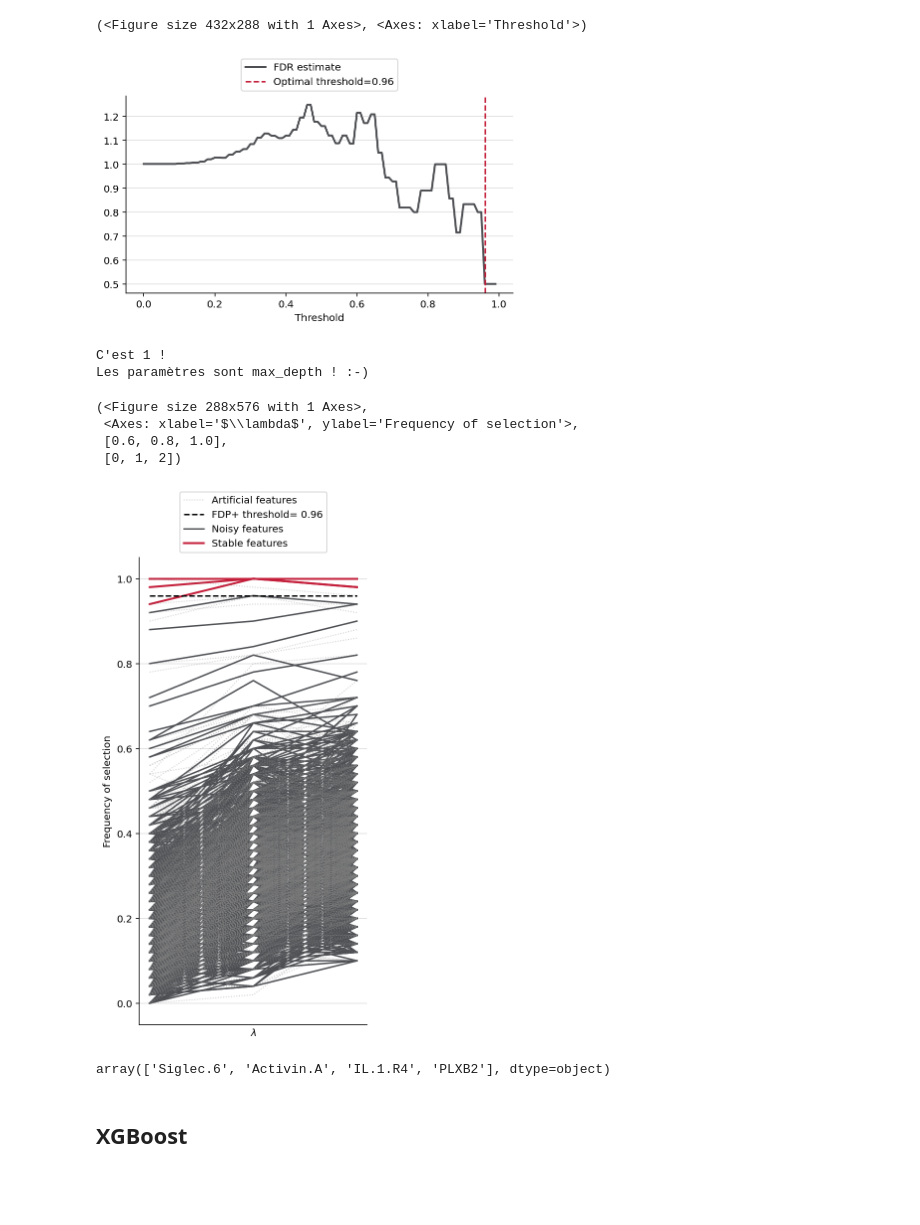
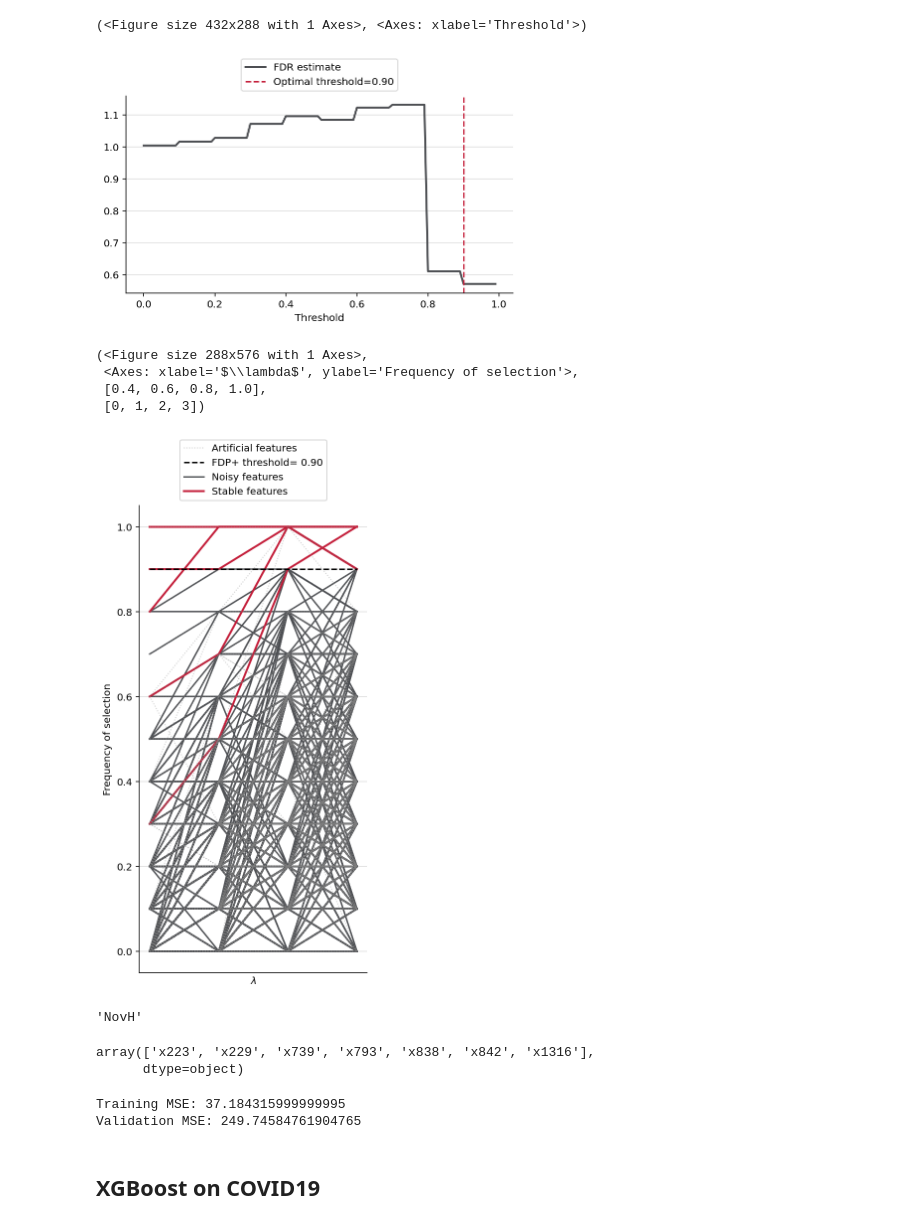
Before and after one commit to gregbellan/Stabl, a Jupyter notebook: Forests.ipynb, the cells around one changed output. Cells and saved outputs as stored; diff of their text form; code cells hidden in the pictures; blank space fills up the shorter version.

Commit message:
Pipeline for training/testing a RF on the ool dataset and a XGB on the cov dataset

```diff
--- a/Forests.ipynb
+++ b/Forests.ipynb
@@ -32,4 +34,9 @@ alogit_lasso = ALogitLasso(penalty="l1", max_iter=int(1e6), solver="liblinear",
 
 en = ElasticNet(max_iter=int(1e6), random_state=random_state)
 logit_en = LogisticRegression(penalty="elasticnet", max_iter=int(1e6), solver="saga", class_weight="balanced", random_state=random_state)
+
+rf_regressor = RandomForestRegressor(random_state=random_state)
+xgb_regressor = XGBRegressor(random_state=random_state)
+rf_classifier = RandomForestClassifier(random_state=random_state)
+xgb_classifier = XGBClassifier(random_state=random_state)
 # %%
@@ -49,26 +63,22 @@ preprocessing = Pipeline(
 # %%
-X_train_ool, X_valid_ool, y_train_ool, y_valid_ool, ids_ool, task_type_ool = data.load_onset_of_labor_cv("Sample Data/Onset of Labor")
+grid = {'max_depth': [2, 3, 4, 5]}
 
-from sklearn.ensemble import RandomForestRegressor
-rf = RandomForestRegressor(n_estimators=100, random_state=random_state)
-
-grid = {'max_depth': [3, 4, 5]}
-
-stabl_regression = Stabl(
-    base_estimator=clone(rf),
+stabl_class = Stabl(
+    base_estimator=clone(rf_regressor),
     lambda_grid=grid,
     artificial_type="knockoff",
     artificial_proportion=1,
-    n_bootstraps=50,
+    n_bootstraps=10,
     random_state=random_state,
     verbose=1,
 )
 
-prot_std = pd.DataFrame(
-    data=preprocessing.fit_transform(X_train_ool["Proteomics"]),
-    index=X_train_ool["Proteomics"].index,
-    columns=preprocessing.get_feature_names_out()
+overall_pipe = Pipeline(
+    steps=[
+        ("preprocessing", preprocessing),
+        ("feature_selection", stabl_class),
+        ("final_model", RandomForestRegressor())
+    ]
 )
 
-prot_std = prot_std.iloc[:300, :]
-y_train_ool = y_train_ool.iloc[:300]
+overall_pipe.fit(X_train, y_train)
@@ -92,21 +105,34 @@ Stabl(artificial_proportion=1, artificial_type='knockoff',
 # %%
-plot_fdr_graph(stabl_regression, figsize=(6, 4))
+plot_fdr_graph(stabl_class, figsize=(6, 4))
 # %% [output]
 (<Figure size 432x288 with 1 Axes>, <Axes: xlabel='Threshold'>)
-[figure, old version]
+[figure, new version]
 # %%
-plot_stabl_path(stabl_regression, figsize=(4,8))
+plot_stabl_path(stabl_class, figsize=(4,8))
 # %% [output]
-C'est 1 !
-Les paramètres sont max_depth ! :-)
+(<Figure size 288x576 with 1 Axes>,
+ <Axes: xlabel='$\\lambda$', ylabel='Frequency of selection'>,
+ [0.4, 0.6, 0.8, 1.0],
+ [0, 1, 2, 3])
-(<Figure size 288x576 with 1 Axes>,
- <Axes: xlabel='$\\lambda$', ylabel='Frequency of selection'>,
- [0.6, 0.8, 1.0],
- [0, 1, 2])
-[figure, old version]
+[figure, new version]
+# %%
+# Get the 223rd feature
+common_features[222]
+# %% [output]
+'NovH'
 # %%
-stabl_regression.get_feature_names_out()
+stabl_class.get_feature_names_out()
 # %% [output]
-array(['Siglec.6', 'Activin.A', 'IL.1.R4', 'PLXB2'], dtype=object)
+array(['x223', 'x229', 'x739', 'x793', 'x838', 'x842', 'x1316'],
+      dtype=object)
+# %%
+y_pred = overall_pipe.predict(X_train)
+print("Training MSE:", np.mean((y_train - y_pred) ** 2))
+
+y_pred = overall_pipe.predict(X_valid)
+print("Validation MSE:", np.mean((y_valid - y_pred) ** 2))
+# %% [output]
+Training MSE: 37.184315999999995
+Validation MSE: 249.74584761904765
 # %% [markdown]
-## XGBoost
+## XGBoost on COVID19
```
Also changed, not shown: parts of 20 cells of this notebook, 3 other files.
